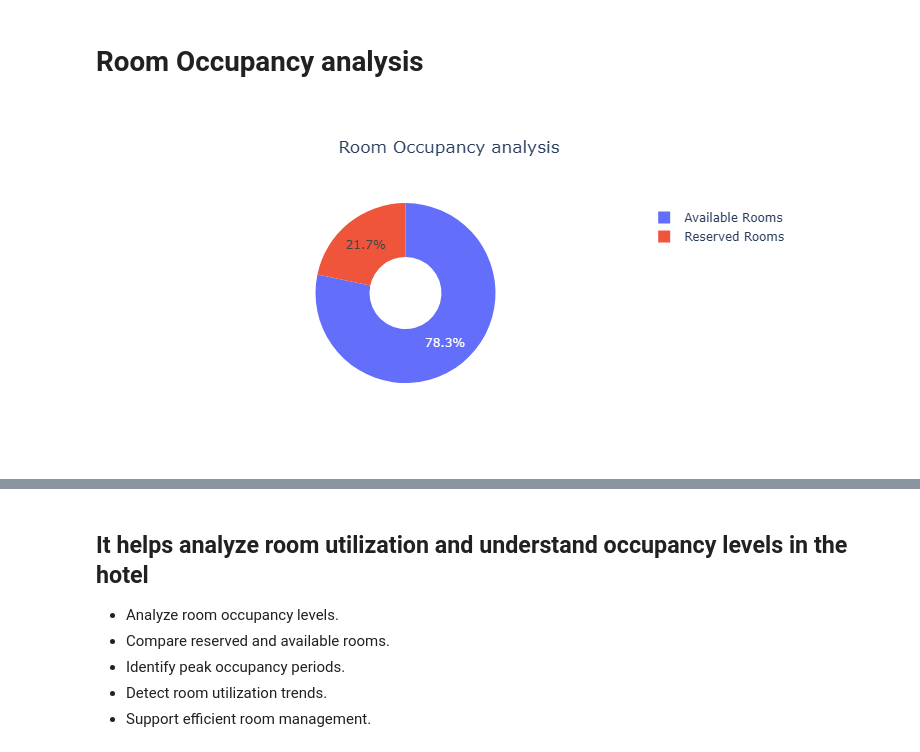
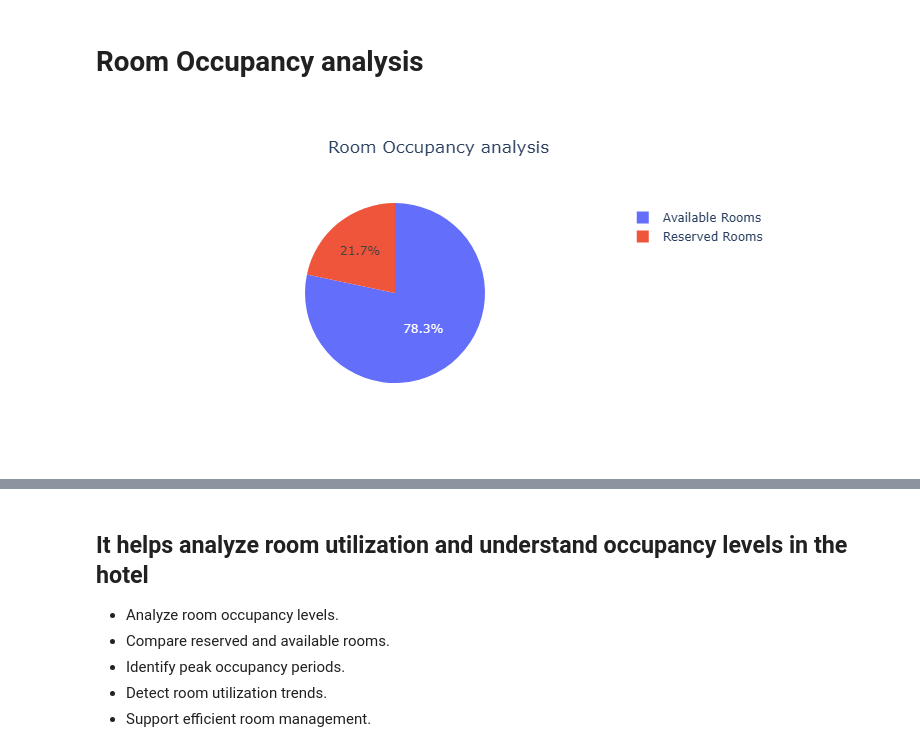
Before and after one commit to harmalmarwaha-lgtm/Hotel-Revenue-Dashboard, a Jupyter notebook: Data cleaning and preprocessing.ipynb, the cells around one changed output, grey strips where cells are left out. Cells and saved outputs as stored; diff of their text form; code cells hidden in the pictures.

```diff
--- a/Data cleaning and preprocessing.ipynb
+++ b/Data cleaning and preprocessing.ipynb
@@ -483,8 +490,8 @@ fig.show()
 # Room Occupancy analysis
 # %%
 room_data={"Status":["Reserved Rooms","Available Rooms"],"Rooms":[df["Reserved_Rooms"].sum(),df["Available_Rooms"].sum()]}
-fig = px.pie(room_data,names="Status",values="Rooms",hole=0.4,title="Room Occupancy analysis")
+fig = px.pie(room_data,names="Status",values="Rooms",title="Room Occupancy analysis")
 fig.update_layout(title_x=0.5)
 fig.show()
 # %% [output]
-[figure, old version]
+[figure, new version]
```
Also changed, not shown: parts of 15 cells of this notebook, 1 other file.
